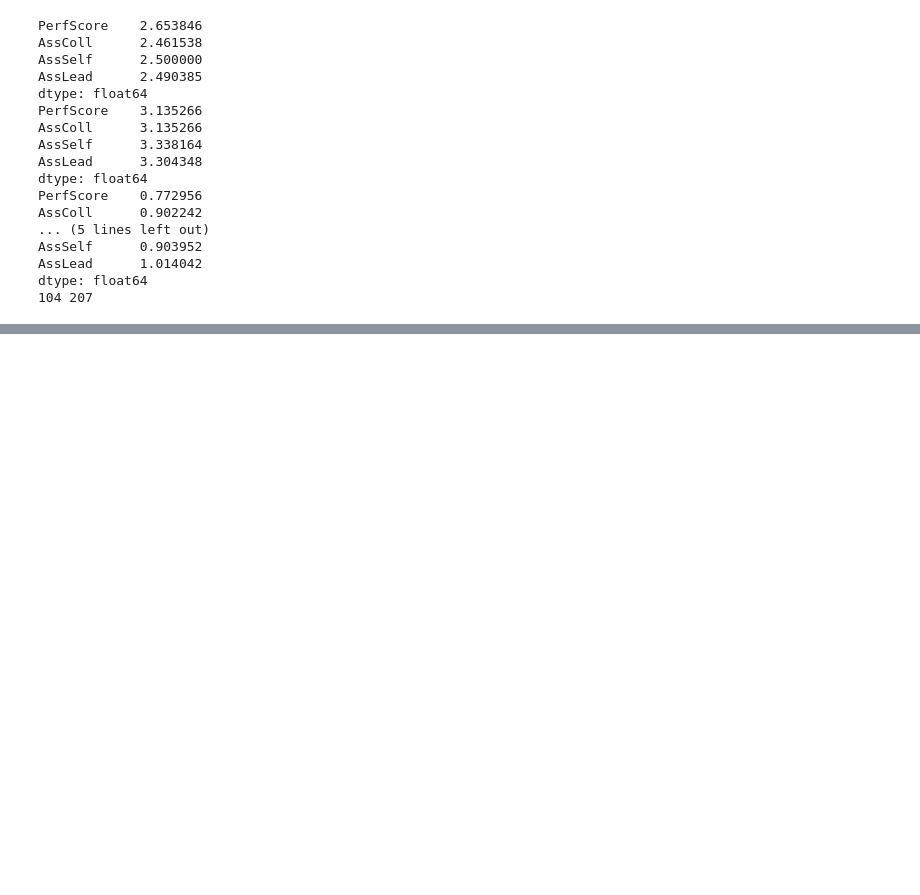
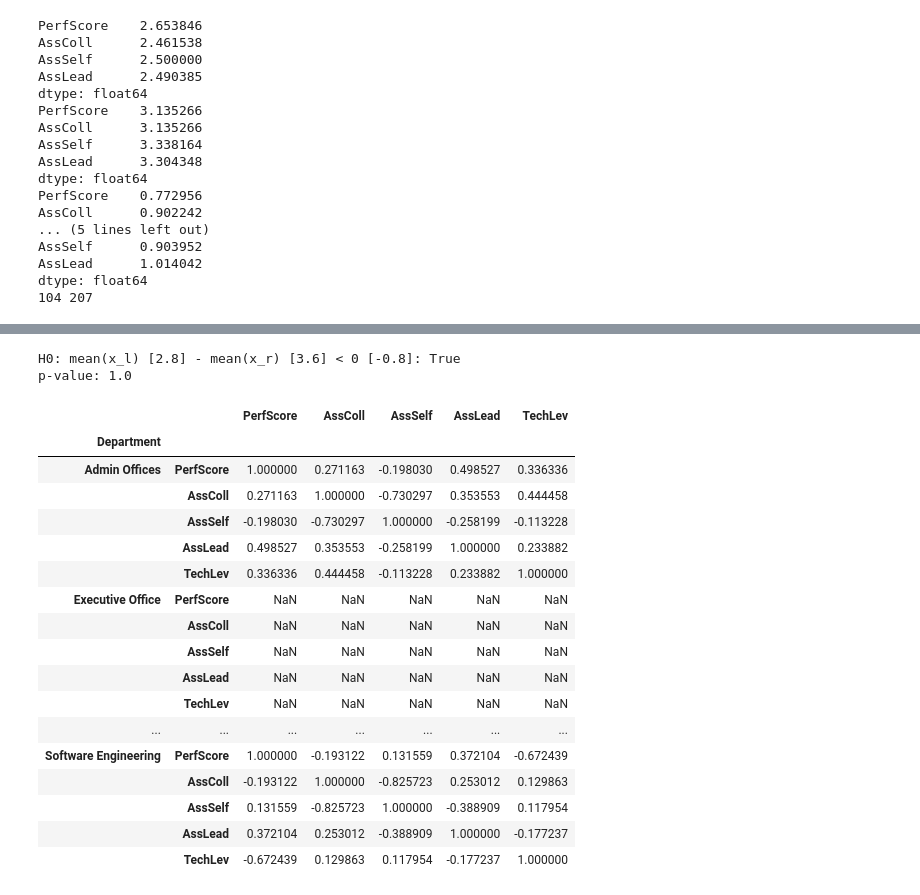
Before and after one commit to AlbinLind/HR-Analytics, a Jupyter notebook: terminated.ipynb, the cells around one changed output, grey strips where cells are left out. Saved outputs shown, nothing was run; the diff lists cells and outputs as text; code cells hidden in the pictures; blank space fills up the shorter version.

```diff
--- a/terminated.ipynb
+++ b/terminated.ipynb
@@ -64,0 +133,49 @@ data_employed["AssColl"].hist()
+# %%
+data_terminated["MeanPerScore"] = (
+    data_terminated["PerfScore"]
+    + data_terminated["AssColl"]
+    + data_terminated["AssSelf"]
+    + data_terminated["AssLead"]
+    + data_terminated["TechLev"]
+) / 5
+data_employed["MeanPerScore"] = (
+    data_employed["PerfScore"]
+    + data_employed["AssColl"]
+    + data_employed["AssSelf"]
+    + data_employed["AssLead"]
+    + data_employed["TechLev"]
+) / 5
+
+test_difference(
+    data_terminated[
+        data_terminated["TermReason"].isin(["career change", "Another position"])
+    ]["MeanPerScore"],
+    data_employed["MeanPerScore"],
+    0.01,
+)
+# %% [output]
+H0: mean(x_l) [2.8] - mean(x_r) [3.6] < 0 [-0.8]: True
+p-value: 1.0
+# %%
+data_employed.groupby("Department")[
+    ["PerfScore", "AssColl", "AssSelf", "AssLead", "TechLev"]
+].corr()
+# %% [output]
+|  |  | PerfScore | AssColl | AssSelf | AssLead | TechLev |
+| Department |  |  |  |  |  |  |
+| Admin Offices | PerfScore | 1.000000 | 0.271163 | -0.198030 | 0.498527 | 0.336336 |
+|  | AssColl | 0.271163 | 1.000000 | -0.730297 | 0.353553 | 0.444458 |
+|  | AssSelf | -0.198030 | -0.730297 | 1.000000 | -0.258199 | -0.113228 |
+|  | AssLead | 0.498527 | 0.353553 | -0.258199 | 1.000000 | 0.233882 |
+|  | TechLev | 0.336336 | 0.444458 | -0.113228 | 0.233882 | 1.000000 |
+| Executive Office | PerfScore | NaN | NaN | NaN | NaN | NaN |
+|  | AssColl | NaN | NaN | NaN | NaN | NaN |
+|  | AssSelf | NaN | NaN | NaN | NaN | NaN |
+|  | AssLead | NaN | NaN | NaN | NaN | NaN |
+|  | TechLev | NaN | NaN | NaN | NaN | NaN |
+| ... | ... | ... | ... | ... | ... | ... |
+| Software Engineering | PerfScore | 1.000000 | -0.193122 | 0.131559 | 0.372104 | -0.672439 |
+|  | AssColl | -0.193122 | 1.000000 | -0.825723 | 0.253012 | 0.129863 |
+|  | AssSelf | 0.131559 | -0.825723 | 1.000000 | -0.388909 | 0.117954 |
+|  | AssLead | 0.372104 | 0.253012 | -0.388909 | 1.000000 | -0.177237 |
+|  | TechLev | -0.672439 | 0.129863 | 0.117954 | -0.177237 | 1.000000 |
```
Also changed, not shown: parts of 8 cells of this notebook, 2 other files.
